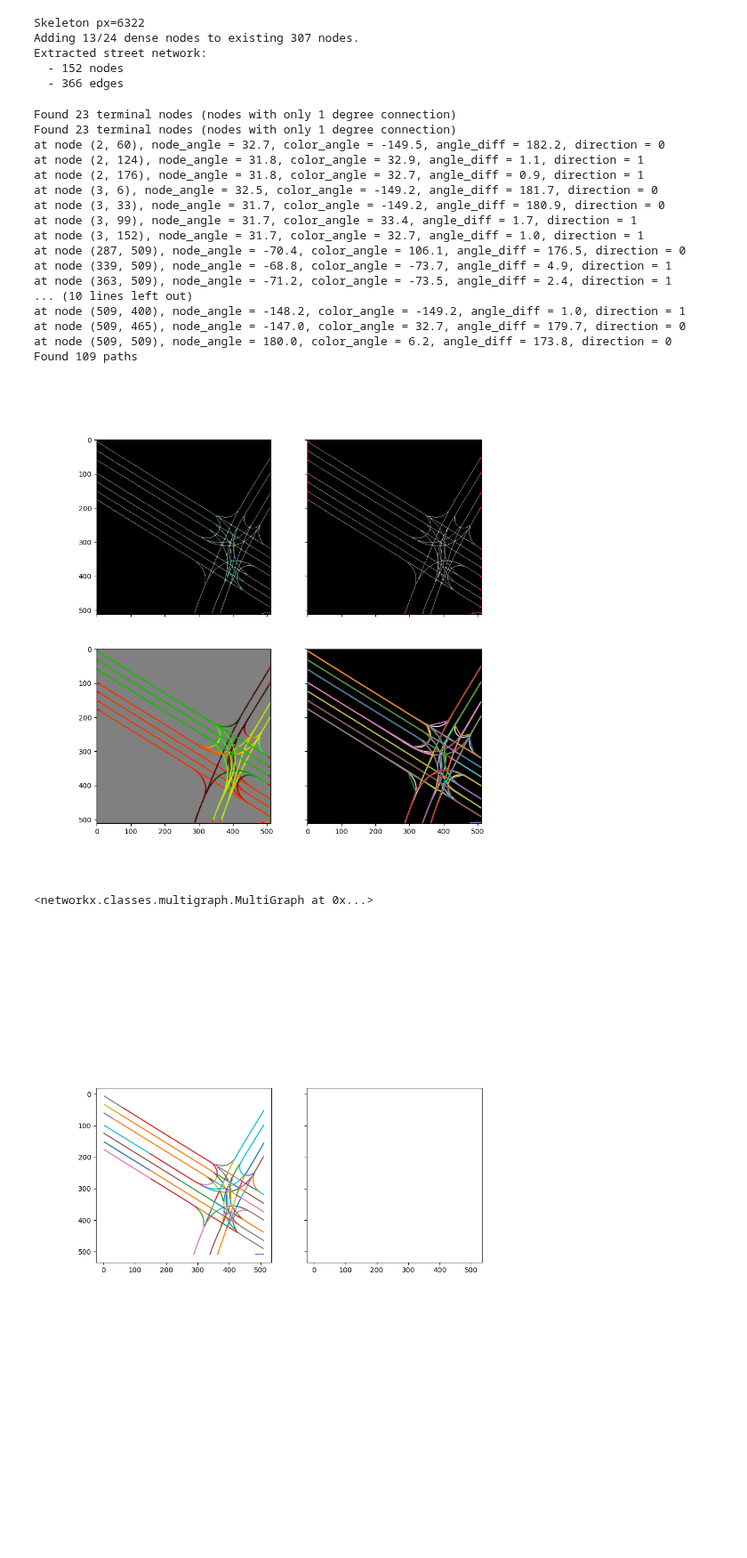
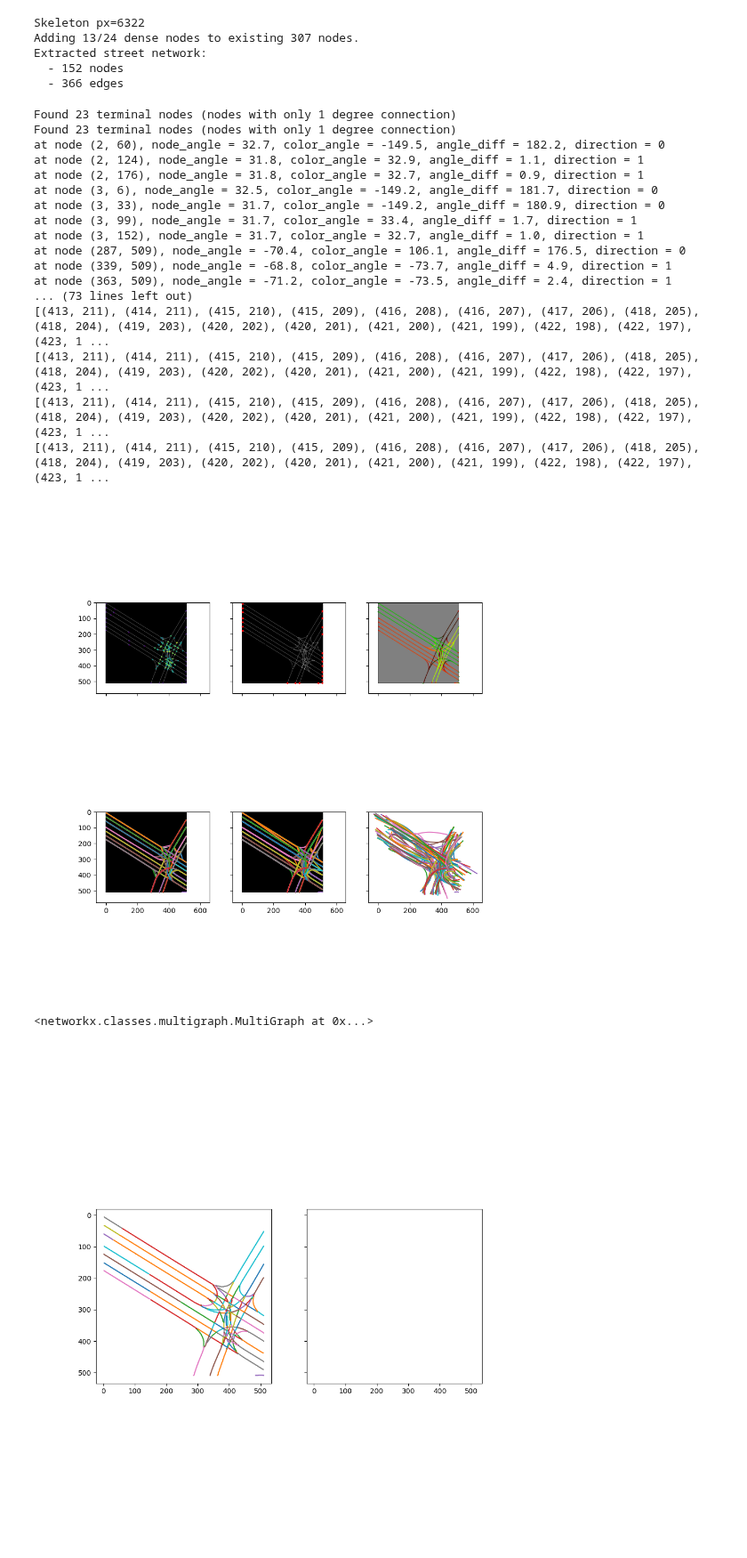
Before and after one commit to Excitablecell/extract-raster-network, a Jupyter notebook: extract_lanes.ipynb, the cells around one changed output. Shown at 89% size. Saved outputs shown, nothing was run; the diff lists cells and outputs as text; code cells hidden in the pictures; blank space fills up the shorter version.

Commit message:
feat: adding curve fit

```diff
--- a/extract_lanes.ipynb
+++ b/extract_lanes.ipynb
@@ -98,19 +98,15 @@ def find_terminal_directions(graph: nx.Graph, nodes: list[tuple], img_color: Ima
     return directed_terminals
 
 
-# def generate_frenet_frame(centerline_pts: np.ndarray):
-def generate_frenet_frame(xs: np.ndarray, ys: np.ndarray):
-    cubic_spline = CubicSpline2D(xs, ys)
-    s = np.arange(0, cubic_spline.s[-1], 1)
-    ref_xy = [cubic_spline.calc_position(i_s) for i_s in s]
-    ref_yaw = [cubic_spline.calc_yaw(i_s) for i_s in s]
-    ref_rk = [cubic_spline.calc_curvature(i_s) for i_s in s]
+def track_path(path: list) -> np.ndarray:
+    waypoints = []
+    for i in range(len(path) - 1):
+        n1 = path[i]
+        n2 = path[i+1]
+        e = graph[n1][n2][0]
+        waypoints = waypoints + e['path']
 
-    return cubic_spline, np.column_stack((ref_xy, ref_yaw, ref_rk))
-
-
-def track_path(path: list) -> np.ndarray:
-    return
+    return waypoints
 
 
 def path_is_valid(path: list) -> bool:
@@ -125,21 +121,33 @@ def find_paths_among_terminals(graph: nx.Graph, inlets: np.ndarray, outlets: np.
     outlets = list(zip(outlets_T[0], outlets_T[1]))
 
     paths = []
+    waypoints_all = []
     for n1 in inlets:
         for n2 in outlets:
             if nx.has_path(graph, source=n1, target=n2):
                 path = nx.shortest_path(graph, n1, n2, weight='d', method='dijkstra')
                 # print(f'From {n1} to {n2}: {path}')
                 if path_is_valid(path):
+                    waypoints_all.append(track_path(path))
                     paths.append(np.array(path))
 
     print(f'Found {len(paths)} paths')
-    return paths
+    return paths, waypoints_all
+
+
+def fit_cubic_spline(xs: np.ndarray, ys: np.ndarray):
+    cubic_spline = CubicSpline2D(xs, ys)
+    s = np.arange(0, cubic_spline.s[-1], 1)
+    ref_xy = [cubic_spline.calc_position(i_s) for i_s in s]
+    ref_yaw = [cubic_spline.calc_yaw(i_s) for i_s in s]
+    ref_rk = [cubic_spline.calc_curvature(i_s) for i_s in s]
+
+    return cubic_spline, np.column_stack((ref_xy, ref_yaw, ref_rk))
 
 
 def connect_terminal_nodes(graph: nx.Graph) -> nx.Graph:
 
-    fig, axes = plt.subplots(2, 2, figsize=(10, 10), sharex=True, sharey=True)
+    fig, axes = plt.subplots(2, 3, figsize=(10, 10), sharex=True, sharey=True)
     axes = axes.ravel()
 
     nodes = np.array([node for (node, degree) in graph.degree()], dtype=float)
@@ -167,43 +175,57 @@ def connect_terminal_nodes(graph: nx.Graph) -> nx.Graph:
                    color='g', angles='xy', scale_units='xy', scale=0.1)
     # axes[2].quiver(nodes_directed_np[:, 0], nodes_directed_np[:, 1], nodes_directed_np[:, 4], nodes_directed_np[:, 5],
     #                color='b', angles='xy', scale_units='xy', scale=0.1)
-    paths = find_paths_among_terminals(graph, inlets, outlets)
+    paths, path_waypoints = find_paths_among_terminals(graph, inlets, outlets)
+
 
     axes[3].imshow(img_gray)
-    for i, path in enumerate(paths):
+    for path in paths:
         xs = path[:, 0]
         ys = path[:, 1]
         axes[3].plot(xs, ys)
+
+    axes[4].imshow(img_gray)
+    for waypoints in path_waypoints:
+        print(waypoints)
+        waypoints = np.array(waypoints, dtype=float)
+        xs = waypoints[:, 0]
+        ys = waypoints[:, 1]
+        axes[4].plot(xs, ys)
+
+        cubic_spline, curve = fit_cubic_spline(xs, ys)
+        axes[5].plot(curve[:, 0], curve[:, 1])
 
     axes[0].set_aspect('equal')
     axes[1].set_aspect('equal')
     axes[2].set_aspect('equal')
     axes[3].set_aspect('equal')
+    axes[4].set_aspect('equal')
+    axes[5].set_aspect('equal')
 
     plt.show()
 
     return graph
 
 connect_terminal_nodes(graph)
 # %% [output]
 Found 23 terminal nodes (nodes with only 1 degree connection)
 Found 23 terminal nodes (nodes with only 1 degree connection)
 at node (2, 60), node_angle = 32.7, color_angle = -149.5, angle_diff = 182.2, direction = 0
 at node (2, 124), node_angle = 31.8, color_angle = 32.9, angle_diff = 1.1, direction = 1
 at node (2, 176), node_angle = 31.8, color_angle = 32.7, angle_diff = 0.9, direction = 1
 at node (3, 6), node_angle = 32.5, color_angle = -149.2, angle_diff = 181.7, direction = 0
 at node (3, 33), node_angle = 31.7, color_angle = -149.2, angle_diff = 180.9, direction = 0
 at node (3, 99), node_angle = 31.7, color_angle = 33.4, angle_diff = 1.7, direction = 1
 at node (3, 152), node_angle = 31.7, color_angle = 32.7, angle_diff = 1.0, direction = 1
 at node (287, 509), node_angle = -70.4, color_angle = 106.1, angle_diff = 176.5, direction = 0
 at node (339, 509), node_angle = -68.8, color_angle = -73.7, angle_diff = 4.9, direction = 1
 at node (363, 509), node_angle = -71.2, color_angle = -73.5, angle_diff = 2.4, direction = 1
-... (10 lines left out)
-at node (509, 400), node_angle = -148.2, color_angle = -149.2, angle_diff = 1.0, direction = 1
-at node (509, 465), node_angle = -147.0, color_angle = 32.7, angle_diff = 179.7, direction = 0
-at node (509, 509), node_angle = 180.0, color_angle = 6.2, angle_diff = 173.8, direction = 0
-Found 109 paths
+... (73 lines left out)
+[(413, 211), (414, 211), (415, 210), (415, 209), (416, 208), (416, 207), (417, 206), (418, 205), (418, 204), (419, 203), (420, 202), (420, 201), (421, 200), (421, 199), (422, 198), (422, 197), (423, 1 ...
+[(413, 211), (414, 211), (415, 210), (415, 209), (416, 208), (416, 207), (417, 206), (418, 205), (418, 204), (419, 203), (420, 202), (420, 201), (421, 200), (421, 199), (422, 198), (422, 197), (423, 1 ...
+[(413, 211), (414, 211), (415, 210), (415, 209), (416, 208), (416, 207), (417, 206), (418, 205), (418, 204), (419, 203), (420, 202), (420, 201), (421, 200), (421, 199), (422, 198), (422, 197), (423, 1 ...
+[(413, 211), (414, 211), (415, 210), (415, 209), (416, 208), (416, 207), (417, 206), (418, 205), (418, 204), (419, 203), (420, 202), (420, 201), (421, 200), (421, 199), (422, 198), (422, 197), (423, 1 ...
-[figure, old version]
+[figure, new version]
 <networkx.classes.multigraph.MultiGraph at 0x...>
 # %%
 def plot_polylines(polylines: list) -> None:
```
Also changed, not shown: parts of 1 cell of this notebook, 1 other file.
